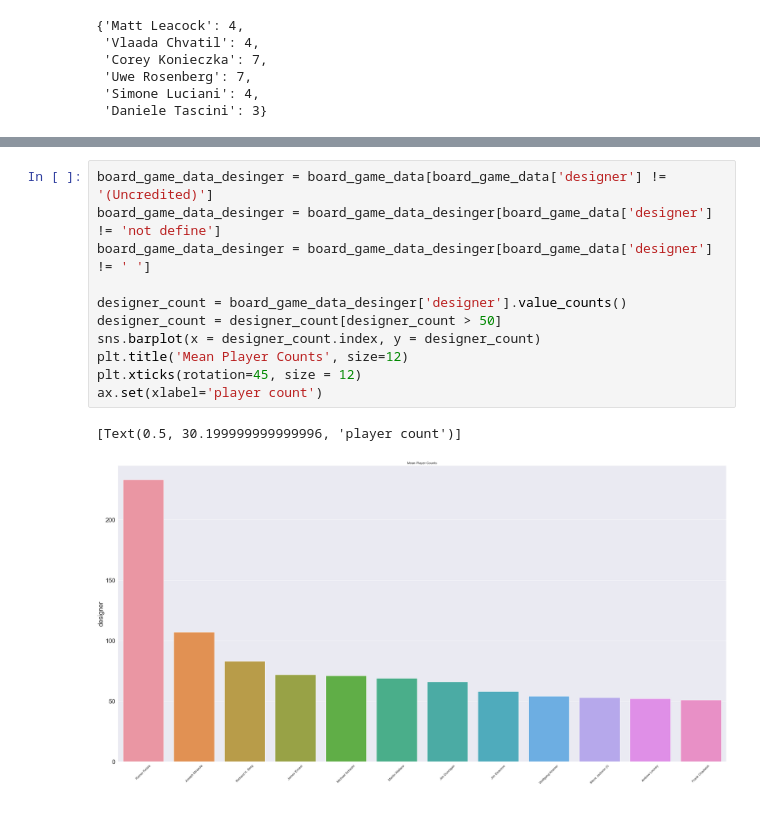
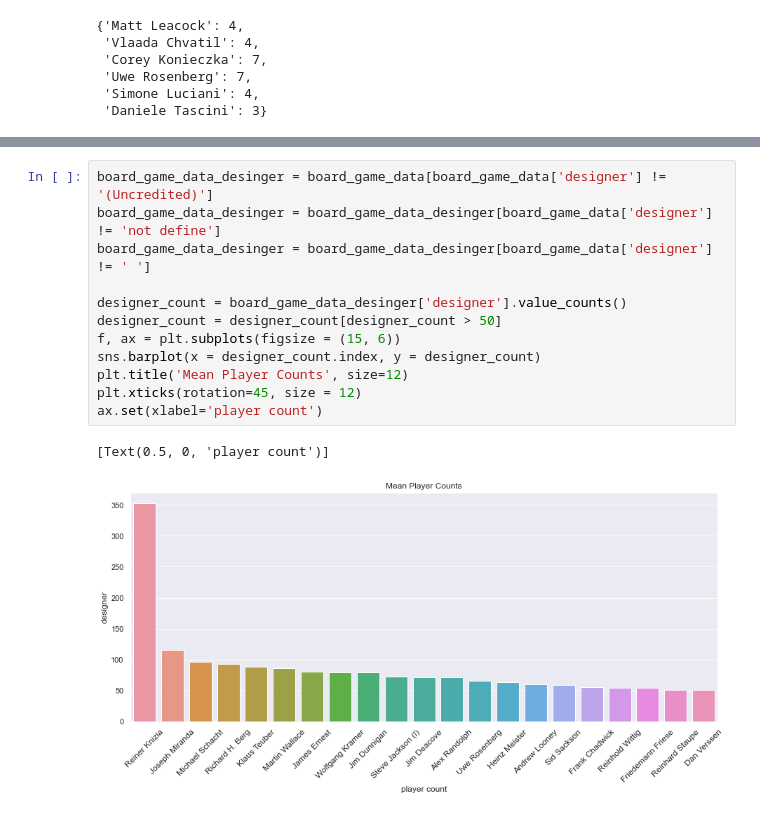
Before and after one commit to jankichauhan/BoardGamesRatings, a Jupyter notebook: src/EDA.ipynb, the cells around one changed output, grey strips where cells are left out. Saved outputs shown, nothing was run; the diff lists cells and outputs as text.

Commit message:
Adding modelling file and EDA images

```diff
--- a/src/EDA.ipynb
+++ b/src/EDA.ipynb
@@ -208,14 +136,15 @@ board_game_data_desinger.head(30)
 # %%
 board_game_data_desinger = board_game_data[board_game_data['designer'] != '(Uncredited)']
 board_game_data_desinger = board_game_data_desinger[board_game_data['designer'] != 'not define']
 board_game_data_desinger = board_game_data_desinger[board_game_data['designer'] != ' ']
 
 designer_count = board_game_data_desinger['designer'].value_counts()
 designer_count = designer_count[designer_count > 50]
+f, ax = plt.subplots(figsize = (15, 6))
 sns.barplot(x = designer_count.index, y = designer_count)
 plt.title('Mean Player Counts', size=12)
 plt.xticks(rotation=45, size = 12)
 ax.set(xlabel='player count')
 # %% [output]
-[Text(0.5, 30.199999999999996, 'player count')]
+[Text(0.5, 0, 'player count')]
-[figure, old version]
+[figure, new version]
```
Also changed, not shown: parts of 23 cells of this notebook, 5 other files.
